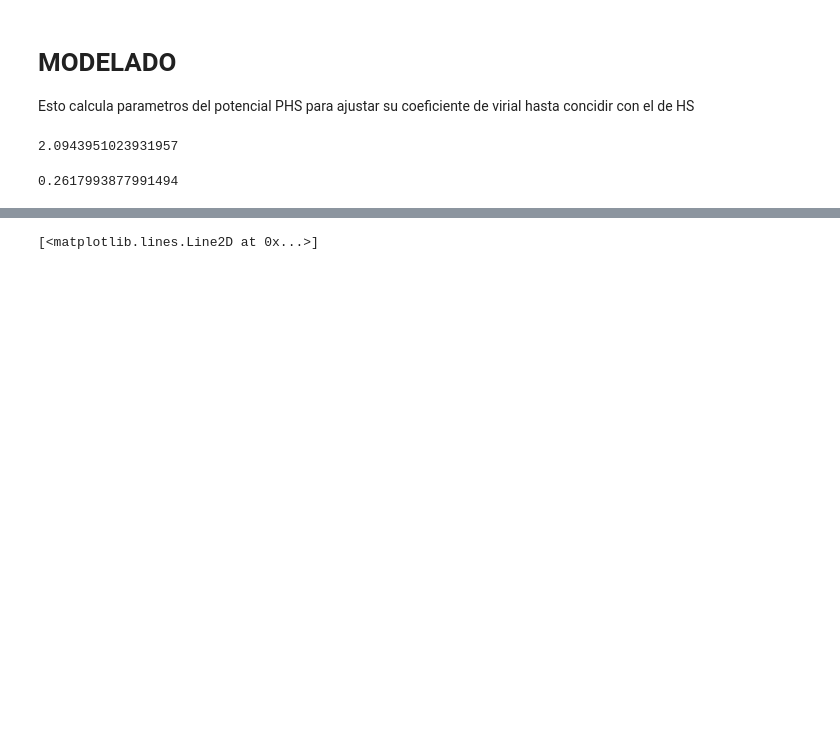
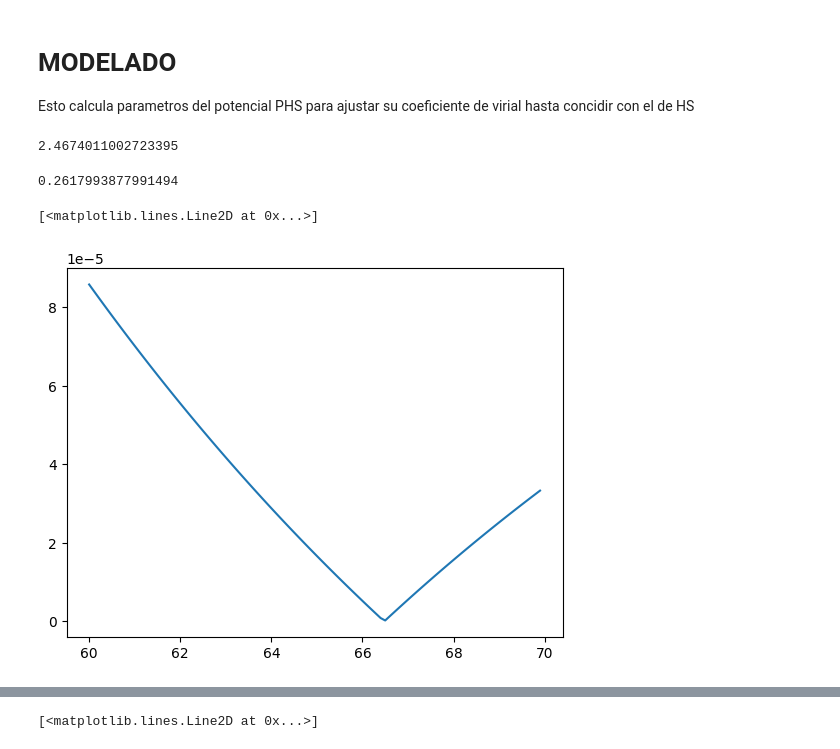
Before and after one commit to Alanxyz/statisticalphysicsrocks, a Jupyter notebook: MC.ipynb, the cells around one changed output, grey strips where cells are left out. Cells and saved outputs as stored; diff of their text form; code cells hidden in the pictures; blank space fills up the shorter version.

```diff
--- a/MC.ipynb
+++ b/MC.ipynb
@@ -259,12 +262,34 @@ import math
 # %%
-D =  3
+D =  4
 V = lambda r: np.pi**(D/2) * r**D / math.gamma(D/2 + 1)
 integrand = lambda r: r**(D - 1)
 result, error = quad(integrand, 0, 1)
-result * np.pi**(D / 2) / math.gamma(D / 2)
+B_HS = result * np.pi**(D / 2) / math.gamma(D / 2)
+print(B_HS)
+
+def diff(dl):
+    dT = 1.4737
+    def u(r):
+        if r > dl / (dl - 1):
+            return 0
+        return ((dl * ( dl / (dl - 1))**(dl - 1))  / dT) * ((1 / r)**dl - (1 / r)**(dl - 1)) + 1 / dT
+
+    integrand = lambda r: (np.exp(-u(r)) - 1) * r**(D-1)
+    result, error = quad(integrand, 0, dl / (dl -1 ))
+    B_PHS = -result * np.pi**(D / 2) / math.gamma(D / 2)
+
+    return abs(B_HS - B_PHS)
+
+x = np.arange(60, 70, 0.1)
+y = [ diff(z) for z in x ]
 # %% [output]
-2.0943951023931957
+2.4674011002723395
+# %%
+np.pi / 12
+# %% [output]
+0.2617993877991494
 # %%
-V(1/2) / 2
+plt.plot(x,y)
 # %% [output]
-0.2617993877991494
+[<matplotlib.lines.Line2D at 0x...>]
+[figure, added]
```
Also changed, not shown: parts of 6 cells of this notebook.
